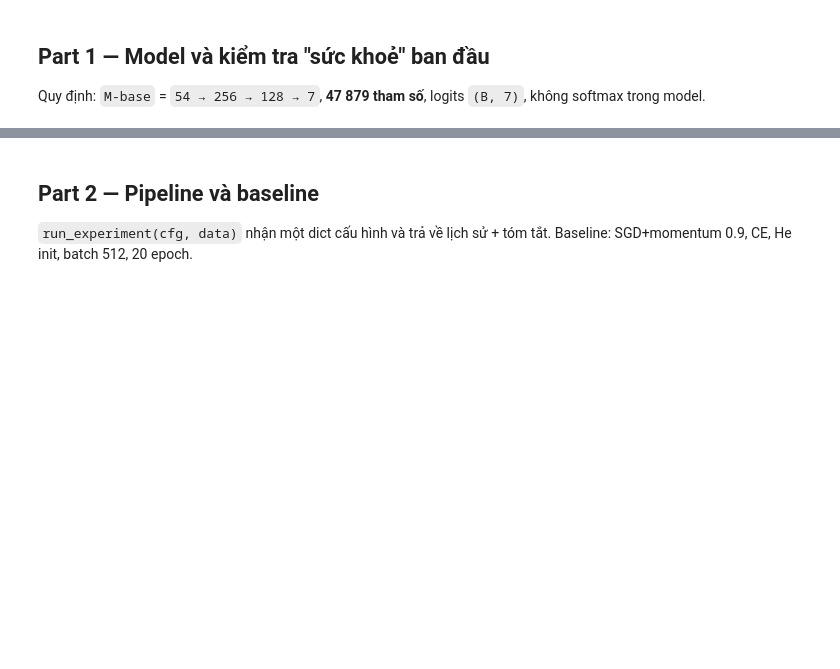
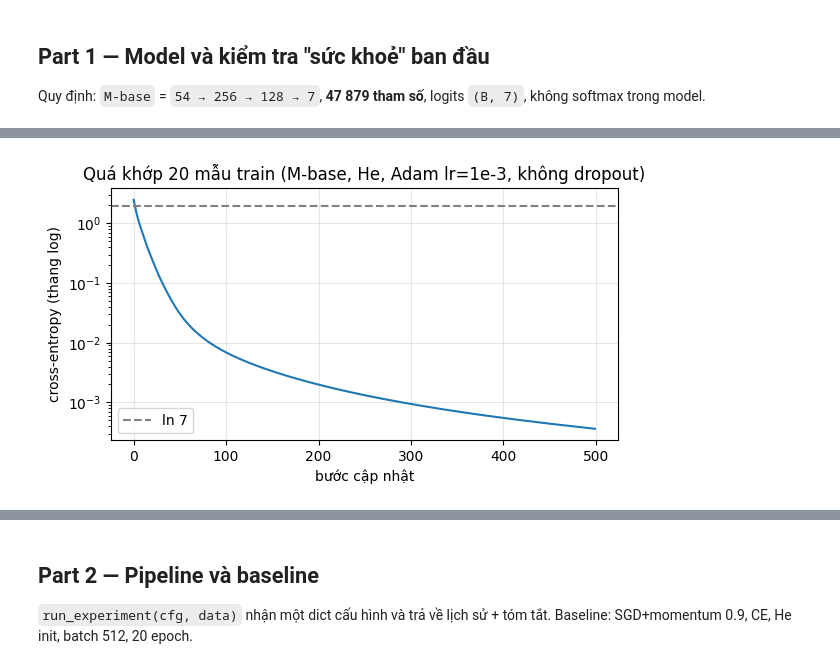
Before and after one commit to tam253211-a11y/K4-Track4-DangHuuTam-2A202602940-Neuralnetwork, a Jupyter notebook: submission_2A202602940/code/lab.ipynb, the cells around one changed output, grey strips where cells are left out. Cells and saved outputs as stored; diff of their text form; code cells hidden in the pictures; blank space fills up the shorter version.

```diff
--- a/submission_2A202602940/code/lab.ipynb
+++ b/submission_2A202602940/code/lab.ipynb
@@ -149,0 +140,80 @@ Quy định: `M-base` = `54 → 256 → 128 → 7`, **47 879 tham số**, logits
+# %%
+import math
+import torch.nn as nn
+import torch.nn.functional as F
+import matplotlib.pyplot as plt
+
+# ---------- 1b. Model, số tham số, shape ----------
+set_seed(1)
+model = MLP(hidden=(256, 128), dropout=0.0, init="he").to(device)
+n_params = count_params(model)
+assert n_params == EXPECTED_PARAMS[(256, 128)] == 47_879, n_params
+print(model)
+print(f"Số tham số: {n_params:,}  (M-base yêu cầu 47,879)")
+for name, p in model.named_parameters():
+    print(f"  {name:<14s} {str(tuple(p.shape)):<12s} {p.numel():>6,}")
+
+xb = torch.randn(8, 54, device=device)
+h = xb
+print(f"\nĐầu vào: {tuple(h.shape)}")
+for layer in model.net:
+    h = layer(h)
+    print(f"  sau {layer.__class__.__name__:<7s} -> {tuple(h.shape)}")
+logits = model(xb)
+assert logits.shape == (8, 7) and logits.dtype == torch.float32
+assert not any(isinstance(m, nn.Softmax) for m in model.modules()), "không được có softmax trong model"
+print("logits:", tuple(logits.shape), logits.dtype, "(logit thô, chưa softmax)")
+
+# ---------- 1c-1. Loss bước 0 trên toàn bộ val (eval mode) ----------
+model.eval()
+with torch.no_grad():
+    val_logits = model(data["X_val"])
+    step0_loss = F.cross_entropy(val_logits, data["y_val"]).item()
+print(f"\nLoss bước 0 trên val = {step0_loss:.4f}   |   ln 7 = {math.log(7):.4f}   |   chênh {step0_loss - math.log(7):+.4f}")
+print(f"std của logits ở bước 0 = {val_logits.std().item():.3f}")
+print("std kích hoạt (sau ReLU1, sau ReLU2, logits) trên 4096 mẫu val:",
+      [round(s, 3) for s in activation_stats(model, data["X_val"][:4096])])
+
+# ---------- 1d. Gradient chảy tới mọi tham số ----------
+model.train()
+model.zero_grad(set_to_none=True)
+xb, yb = data["X_tr"][:512], data["y_tr"][:512]
+F.cross_entropy(model(xb), yb).backward()
+print("\nChuẩn gradient sau 1 lần backward (lô 512 mẫu train):")
+for (name, p), alias in zip(model.named_parameters(), ["W1", "b1", "W2", "b2", "W3", "b3"]):
+    g = p.grad
+    assert g is not None, f"{name} không có gradient"
+    gn = g.norm().item()
+    assert gn > 0, f"{name} có gradient bằng 0"
+    print(f"  {alias} ({name:<12s}) ‖g‖ = {gn:.4e}")
+print("-> mọi tham số đều có gradient khác None và khác 0")
+
+# ---------- 1c-2. Quá khớp 20 mẫu ----------
+set_seed(1)
+tiny = MLP(hidden=(256, 128), dropout=0.0, init="he").to(device)
+idx = torch.arange(20, device=device)
+x20, y20 = data["X_tr"][idx], data["y_tr"][idx]
+print("\n20 mẫu, nhãn:", y20.tolist())
+opt = torch.optim.Adam(tiny.parameters(), lr=1e-3)
+losses = []
+tiny.train()
+for step in range(500):
+    loss = F.cross_entropy(tiny(x20), y20)
+    opt.zero_grad(set_to_none=True)
+    loss.backward()
+    opt.step()
+    losses.append(loss.item())
+tiny.eval()
+with torch.no_grad():
+    acc20 = (tiny(x20).argmax(1) == y20).float().mean().item()
+print(f"Loss: bước 0 = {losses[0]:.4f}, bước 100 = {losses[100]:.4f}, bước 499 = {losses[-1]:.2e} | accuracy trên 20 mẫu = {acc20:.0%}")
+assert losses[-1] < 0.01 and acc20 == 1.0, "không quá khớp được 20 mẫu -> nhiều khả năng có lỗi code"
+
+fig, ax = plt.subplots(figsize=(6, 3.5))
+ax.semilogy(losses)
+ax.axhline(math.log(7), ls="--", c="gray", label="ln 7")
+ax.set_xlabel("bước cập nhật"); ax.set_ylabel("cross-entropy (thang log)")
+ax.set_title("Quá khớp 20 mẫu train (M-base, He, Adam lr=1e-3, không dropout)")
+ax.legend(); ax.grid(alpha=0.3)
+plt.tight_layout(); plt.show()
+# %% [output]
@@ -149,0 +237 @@ Quy định: `M-base` = `54 → 256 → 128 → 7`, **47 879 tham số**, logits
+[figure, added]
```
Also changed, not shown: parts of 28 cells of this notebook, 36 other files.
